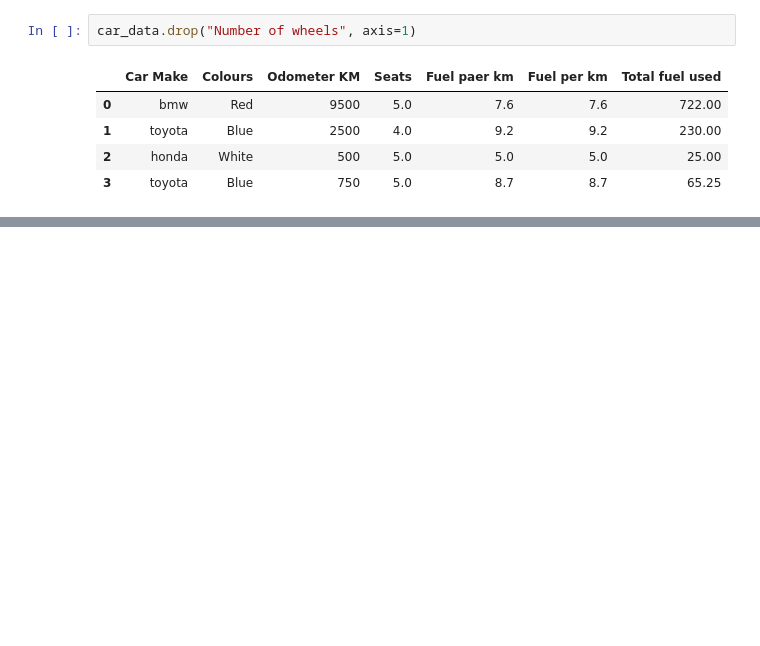
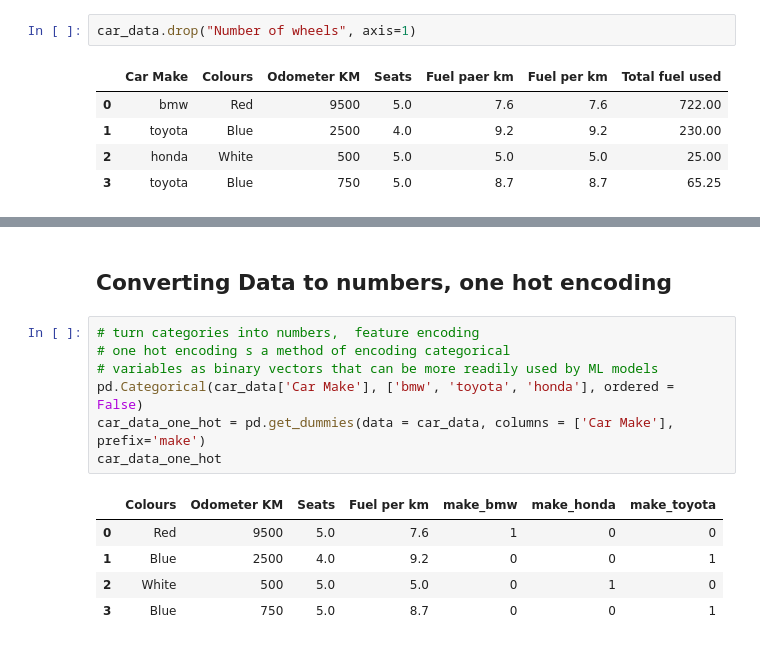
Before and after one commit to okind/DataScience, a Jupyter notebook: Python/IntroToPandas.ipynb, the cells around one changed output, grey strips where cells are left out. Cells and saved outputs as stored; diff of their text form; blank space fills up the shorter version.

```diff
--- a/Python/IntroToPandas.ipynb
+++ b/Python/IntroToPandas.ipynb
@@ -254,3 +256,18 @@ car_data
 | 1 | toyota | Blue | 976.56250 | 4.0 | 9.2 | 9.2 | 230.00 | 4 |
 | 2 | honda | White | 195.31250 | 5.0 | 5.0 | 5.0 | 25.00 | 4 |
 | 3 | toyota | Blue | 292.96875 | 5.0 | 8.7 | 8.7 | 65.25 | 4 |
+# %% [markdown]
+## Converting Data to numbers, one hot encoding
+# %%
+# turn categories into numbers,  feature encoding
+# one hot encoding s a method of encoding categorical
+# variables as binary vectors that can be more readily used by ML models
+pd.Categorical(car_data['Car Make'], ['bmw', 'toyota', 'honda'], ordered = False)
+car_data_one_hot = pd.get_dummies(data = car_data, columns = ['Car Make'], prefix='make')
+car_data_one_hot
+# %% [output]
+|  | Colours | Odometer KM | Seats | Fuel per km | make_bmw | make_honda | make_toyota |
+| 0 | Red | 9500 | 5.0 | 7.6 | 1 | 0 | 0 |
+| 1 | Blue | 2500 | 4.0 | 9.2 | 0 | 0 | 1 |
+| 2 | White | 500 | 5.0 | 5.0 | 0 | 1 | 0 |
+| 3 | Blue | 750 | 5.0 | 8.7 | 0 | 0 | 1 |
```
Also changed, not shown: parts of 4 cells of this notebook, 2 other files.
